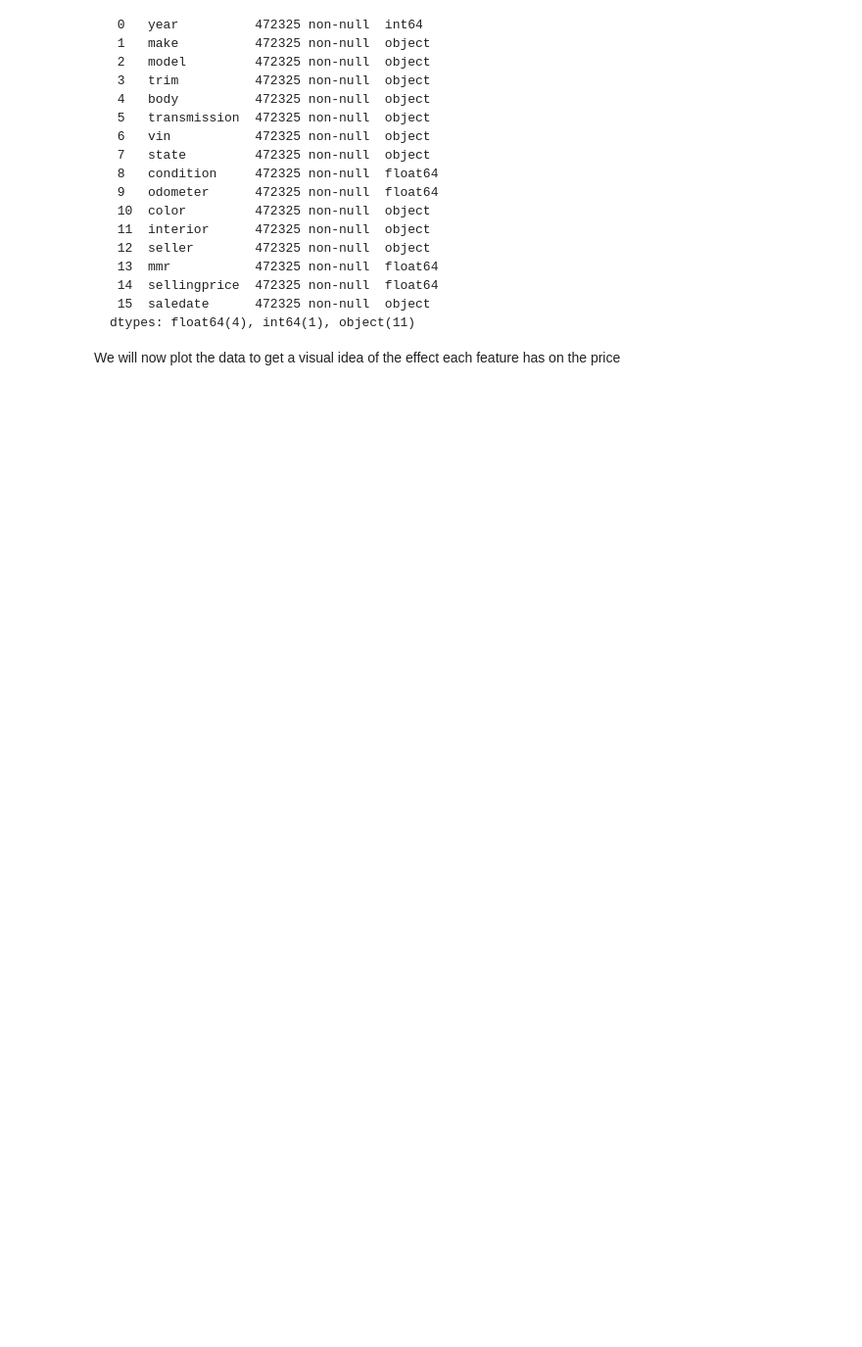
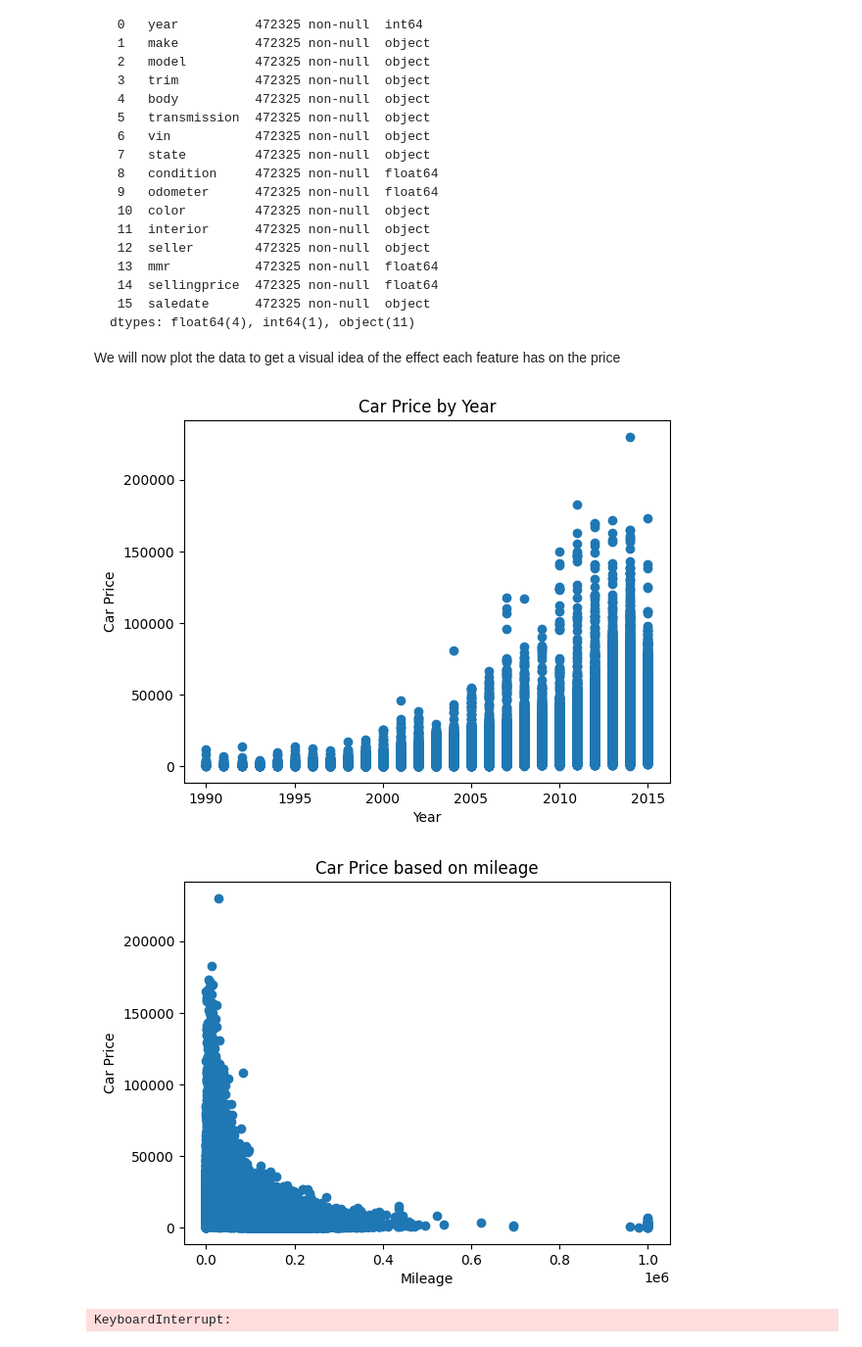
Before and after one commit to dm0275/machine-learning, a Jupyter notebook: kaggle/car-prices/car_prices.ipynb, the cells around one changed output. Shown: that part at 98% size. Saved outputs shown, nothing was run; the diff lists cells and outputs as text; code cells hidden in the pictures; blank space fills up the shorter version.

````diff
--- a/kaggle/car-prices/car_prices.ipynb
+++ b/kaggle/car-prices/car_prices.ipynb
@@ -117,3 +118,74 @@ dtypes: float64(4), int64(1), object(11)
 ```
 
 We will now plot the data to get a visual idea of the effect each feature has on the price
+# %%
+
+# X_train = pd.DataFrame(data_frame.loc[:, data_frame.columns != 'sellingprice']).to_numpy()
+
+X_train = pd.Series(data_frame.year)
+
+y_train = pd.Series(data_frame.sellingprice)
+features = ['size(sqft)','bedrooms','floors','age']
+
+# print(y_train[0])
+# print(X_train[0])
+# print(type(X_train))
+# print(y_train.to_frame())
+# print(data_frame.columns)
+
+# fig,ax=plt.subplots(1, 4, figsize=(12, 3), sharey=True)
+# for i in range(len(ax)):
+#     ax[i].scatter(X_train[:,i],y_train)
+#     ax[i].set_xlabel(features[i])
+# ax[0].set_ylabel("Price (1000's)")
+# plt.show()
+
+plt.scatter(X_train, y_train)
+plt.title("Car Price by Year")
+plt.xlabel("Year")
+plt.ylabel("Car Price")
+plt.show()
+
+X_train = pd.Series(data_frame.odometer)
+
+plt.scatter(X_train, y_train)
+plt.title("Car Price based on mileage")
+plt.xlabel("Mileage")
+plt.ylabel("Car Price")
+plt.show()
+
+X_train = pd.Series(data_frame.make)
+
+# plt.bar(y_train, X_train)
+# plt.tight_layout()
+# plt.show()
+
+ax = data_frame.plot.bar(x="make", y="sellingprice", rot=0)
+plt.tight_layout()
+plt.show()
+
+# j=1
+# plt.figure(figsize=(10,20))
+# plt.autoscale(enable=True, axis='y', tight=True)
+# for i in ['make', 'model', 'trim', 'seller']:
+#     plt.subplot(4,1,j)
+#     sns.barplot(x = data_frame[i].value_counts().index[0:40], y=data_frame[i].value_counts()[0:40]);
+#     plt.xticks(rotation=90);
+#     plt.title(f'Count of {i}')
+#     plt.tight_layout();
+#     j+=1
+
+# j = 1
+# fig = plt.figure(figsize=(10, 20))
+#
+# for i in ['make', 'model', 'trim', 'seller']:
+#     ax = fig.add_subplot(4, 1, j)
+#     ax.bar(data_frame[i].value_counts().index[0:40], data_frame[i].value_counts()[0:40])
+#     plt.xticks(rotation=90)
+#     plt.title(f'Count of {i}')
+#     plt.tight_layout()
+#     j += 1
+# %% [output]
+[figure, added]
+[figure, added]
+KeyboardInterrupt:
````
Also changed, not shown: parts of 2 cells of this notebook, 4 other files.
